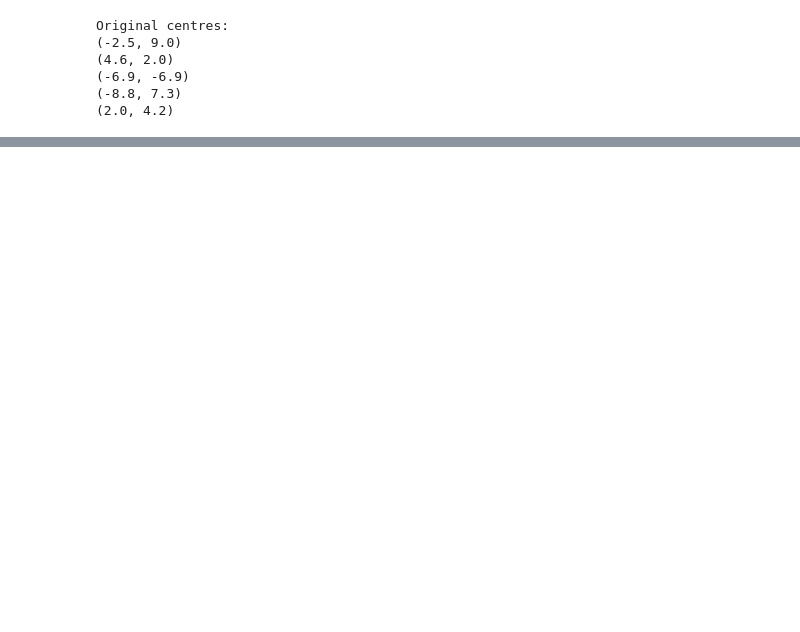
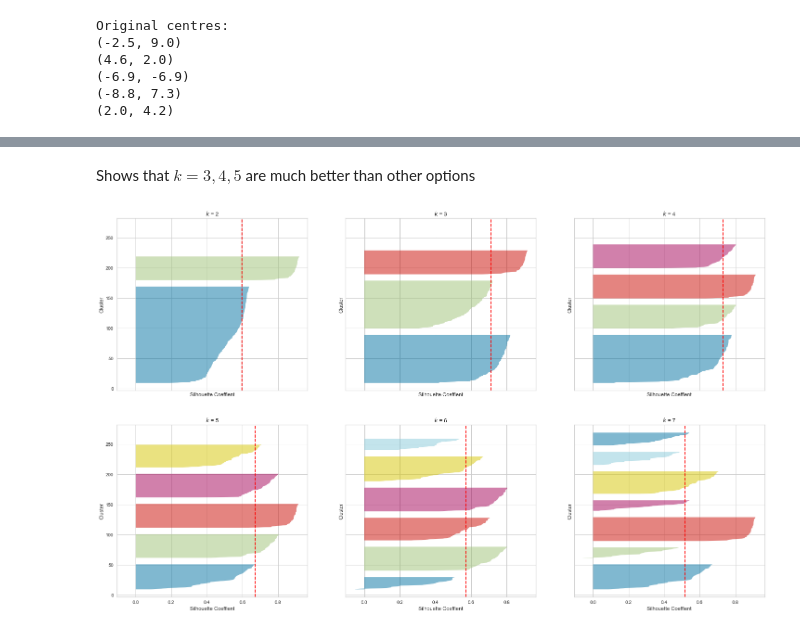
Before and after one commit to chris-leonard/hands-on-machine-learning, a Jupyter notebook: chapter-9/chapter-9-notes.ipynb, the cells around one changed output, grey strips where cells are left out. Saved outputs shown, nothing was run; the diff lists cells and outputs as text; code cells hidden in the pictures; blank space fills up the shorter version.

```diff
--- a/chapter-9/chapter-9-notes.ipynb
+++ b/chapter-9/chapter-9-notes.ipynb
@@ -217,0 +335,20 @@ plot_dataset(X, y_pred, ax=ax)
+# %% [markdown]
+Shows that $k=3, 4, 5$ are much better than other options
+# %%
+from yellowbrick.cluster import SilhouetteVisualizer
+
+
+fig, axs = plt.subplots(2, 3, figsize=(25, 15), sharex=True, sharey=True)
+axs_ravel = axs.ravel()
+
+for i, kmeans in enumerate(kmeans_list[:6]):
+    ax = axs_ravel[i]
+    visualizer = SilhouetteVisualizer(kmeans, ax=ax, colors='yellowbrick')
+    visualizer.fit(X)
+
+    ax.set_title("$k$ = {}".format(kmeans.n_clusters))
+
+    ax.set_xlabel("Silhouette Coeffient")
+    ax.set_ylabel("Cluster")
+# %% [output]
+[figure, added]
```
Also changed, not shown: parts of 18 cells of this notebook, 2 other files.
